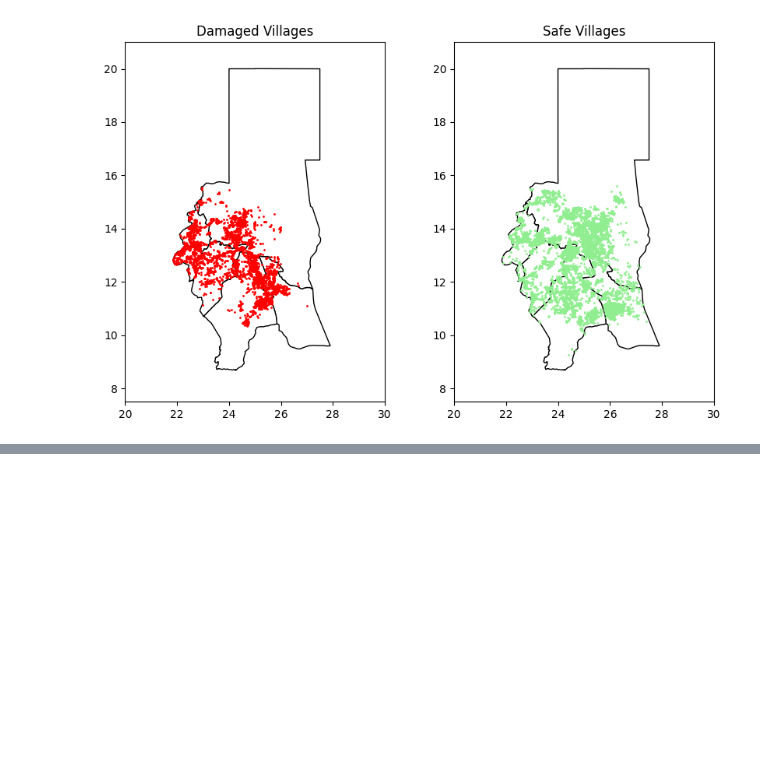
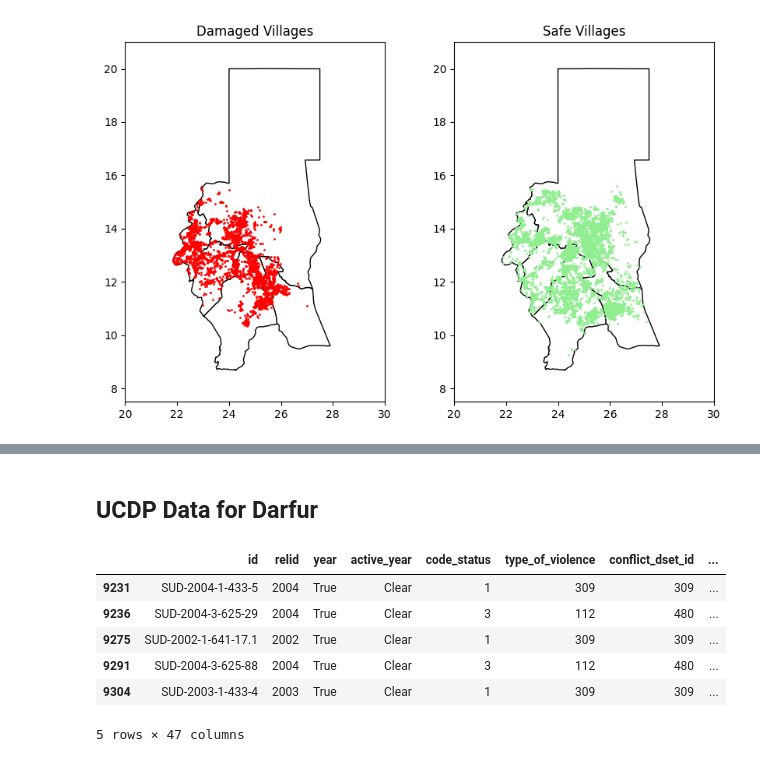
Before and after one commit to kaylanhua/conflicts, a Jupyter notebook: random_forest/darfur.ipynb, the cells around one changed output, grey strips where cells are left out. Saved outputs shown, nothing was run; the diff lists cells and outputs as text; code cells hidden in the pictures; blank space fills up the shorter version.

```diff
--- a/random_forest/darfur.ipynb
+++ b/random_forest/darfur.ipynb
@@ -140,0 +103,13 @@ plt.show()
+# %% [markdown]
+## UCDP Data for Darfur
+# %%
+ucdp_sudan = pd.read_csv("../data/ucdp/Sudan_113023.csv")
+ucdp_sudan.head()
+# %% [output]
+|  | id | relid | year | active_year | code_status | type_of_violence | conflict_dset_id | ... |
+| 9231 | SUD-2004-1-433-5 | 2004 | True | Clear | 1 | 309 | 309 | ... |
+| 9236 | SUD-2004-3-625-29 | 2004 | True | Clear | 3 | 112 | 480 | ... |
+| 9275 | SUD-2002-1-641-17.1 | 2002 | True | Clear | 1 | 309 | 309 | ... |
+| 9291 | SUD-2004-3-625-88 | 2004 | True | Clear | 3 | 112 | 480 | ... |
+| 9304 | SUD-2003-1-433-4 | 2003 | True | Clear | 1 | 309 | 309 | ... |
+5 rows × 47 columns
```
Also changed, not shown: parts of 9 cells of this notebook.
